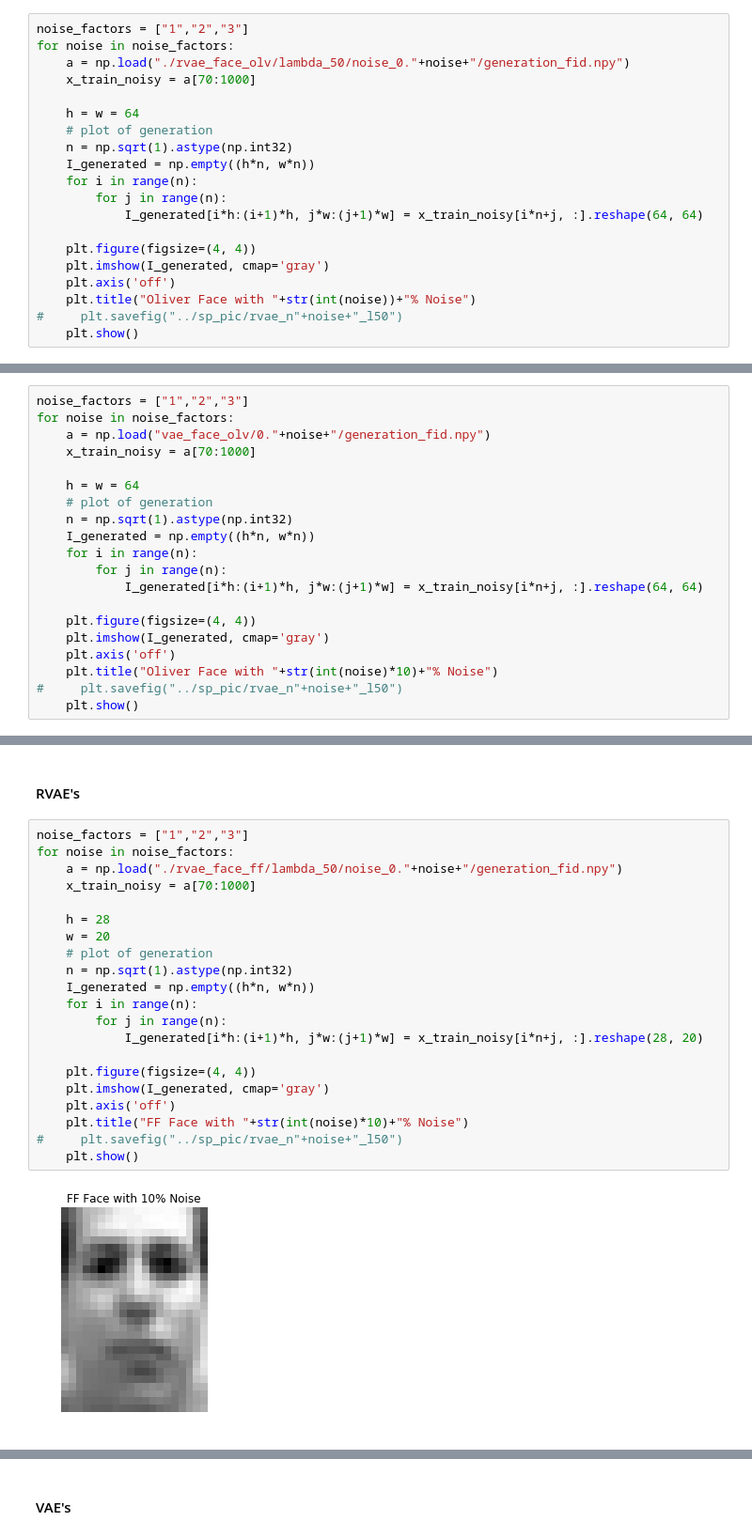
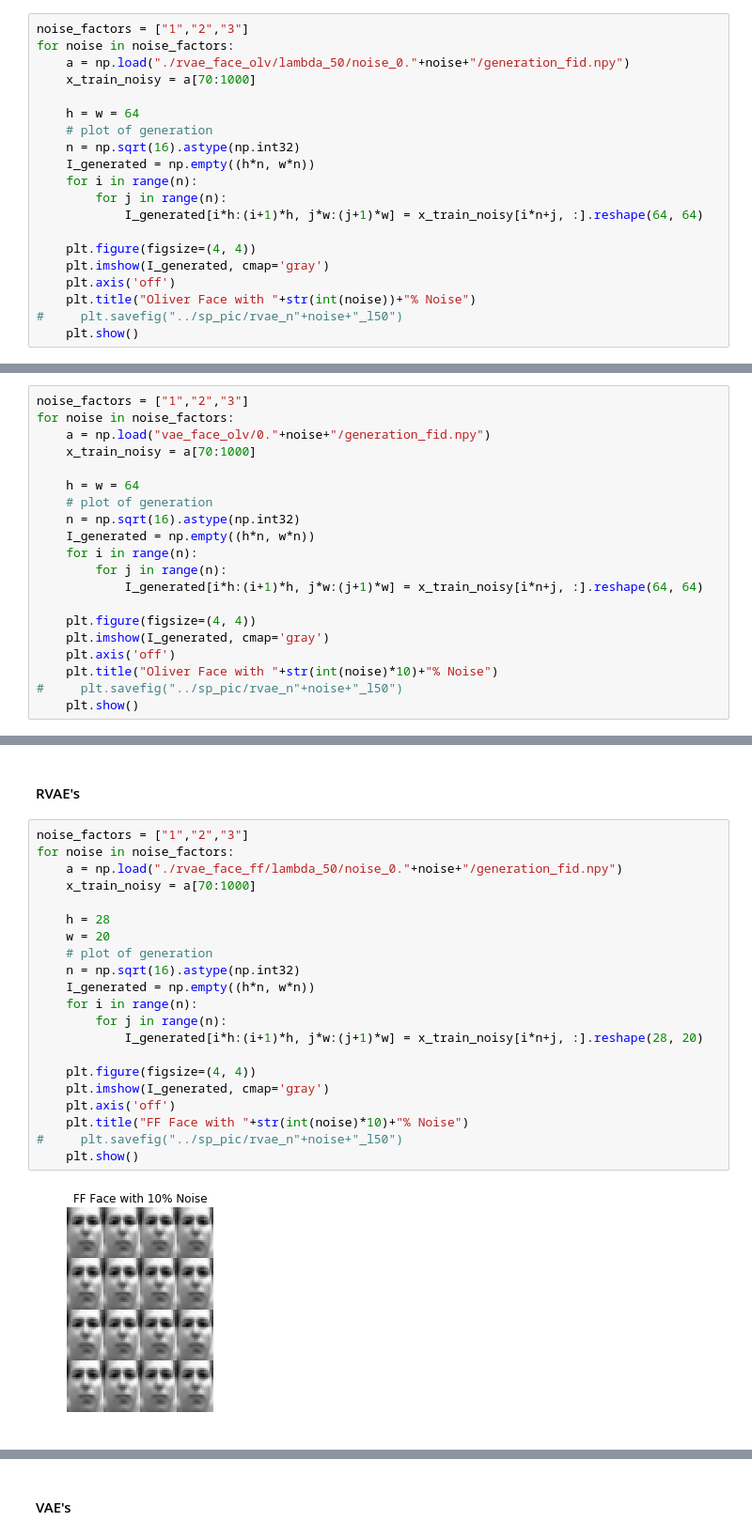
Before and after one commit to huiminren/RobustVAE, a Jupyter notebook: faces_plots.ipynb, the cells around one changed output, grey strips where cells are left out. Shown: that part at 94% size. Drawn from its saved outputs; the diff is of its cells as text.

```diff
--- a/faces_plots.ipynb
+++ b/faces_plots.ipynb
@@ -127,7 +127,7 @@ for noise in noise_factors:
 
     h = w = 64
     # plot of generation
-    n = np.sqrt(1).astype(np.int32)
+    n = np.sqrt(16).astype(np.int32)
     I_generated = np.empty((h*n, w*n))
     for i in range(n):
         for j in range(n):
@@ -151,7 +151,7 @@ for noise in noise_factors:
 
     h = w = 64
     # plot of generation
-    n = np.sqrt(1).astype(np.int32)
+    n = np.sqrt(16).astype(np.int32)
     I_generated = np.empty((h*n, w*n))
     for i in range(n):
         for j in range(n):
@@ -276,23 +276,23 @@ plt.show()
 # %%
 noise_factors = ["1","2","3"]
 for noise in noise_factors:
     a = np.load("./rvae_face_ff/lambda_50/noise_0."+noise+"/generation_fid.npy")
     x_train_noisy = a[70:1000]
 
     h = 28
     w = 20
     # plot of generation
-    n = np.sqrt(1).astype(np.int32)
+    n = np.sqrt(16).astype(np.int32)
     I_generated = np.empty((h*n, w*n))
     for i in range(n):
         for j in range(n):
             I_generated[i*h:(i+1)*h, j*w:(j+1)*w] = x_train_noisy[i*n+j, :].reshape(28, 20)
 
     plt.figure(figsize=(4, 4))
     plt.imshow(I_generated, cmap='gray')
     plt.axis('off')
     plt.title("FF Face with "+str(int(noise)*10)+"% Noise")
 #     plt.savefig("../sp_pic/rvae_n"+noise+"_l50")
     plt.show()
 # %% [output]
-[figure, old version]
+[figure, new version]
```
Also changed, not shown: parts of 5 cells of this notebook.
